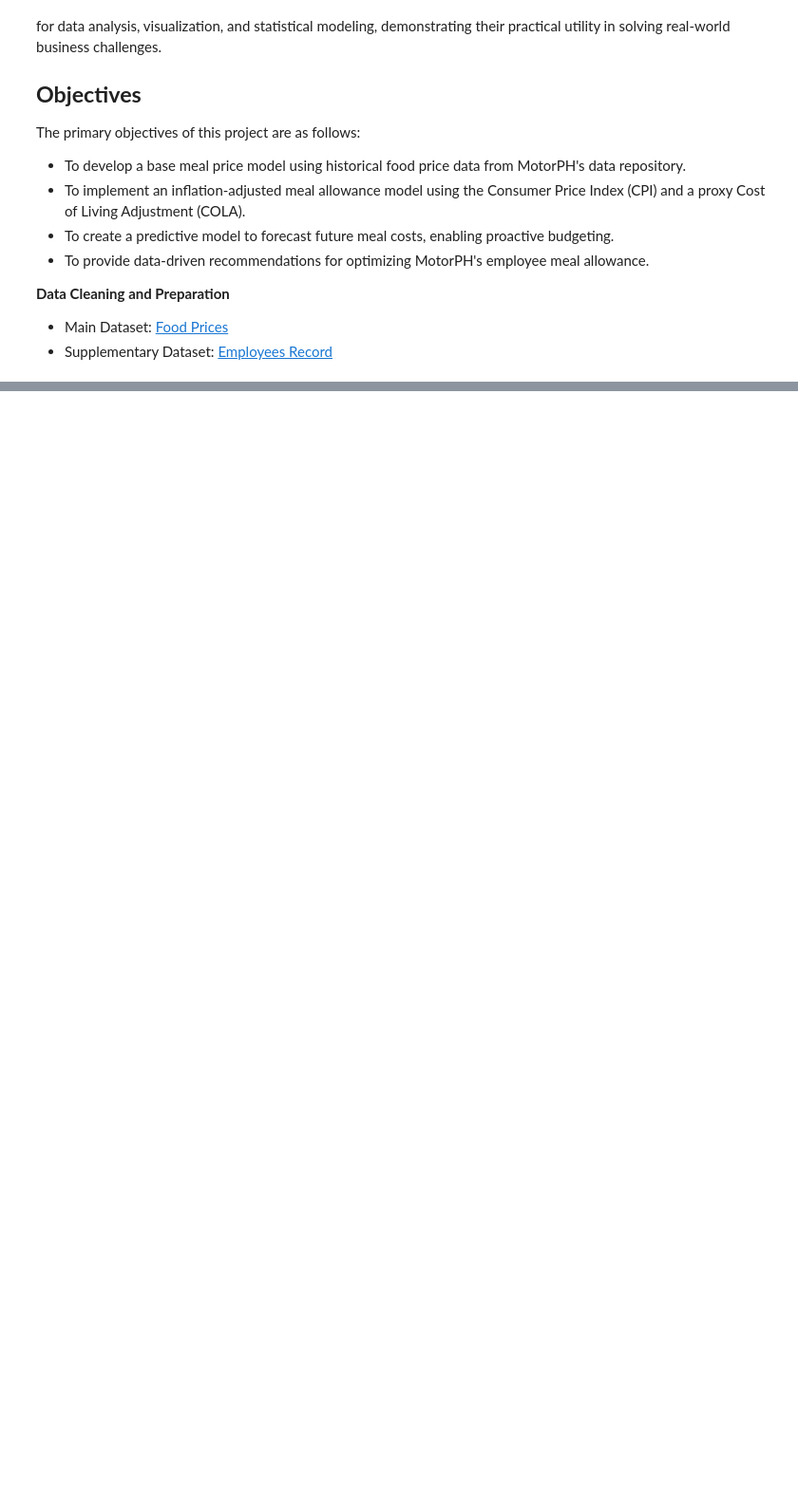
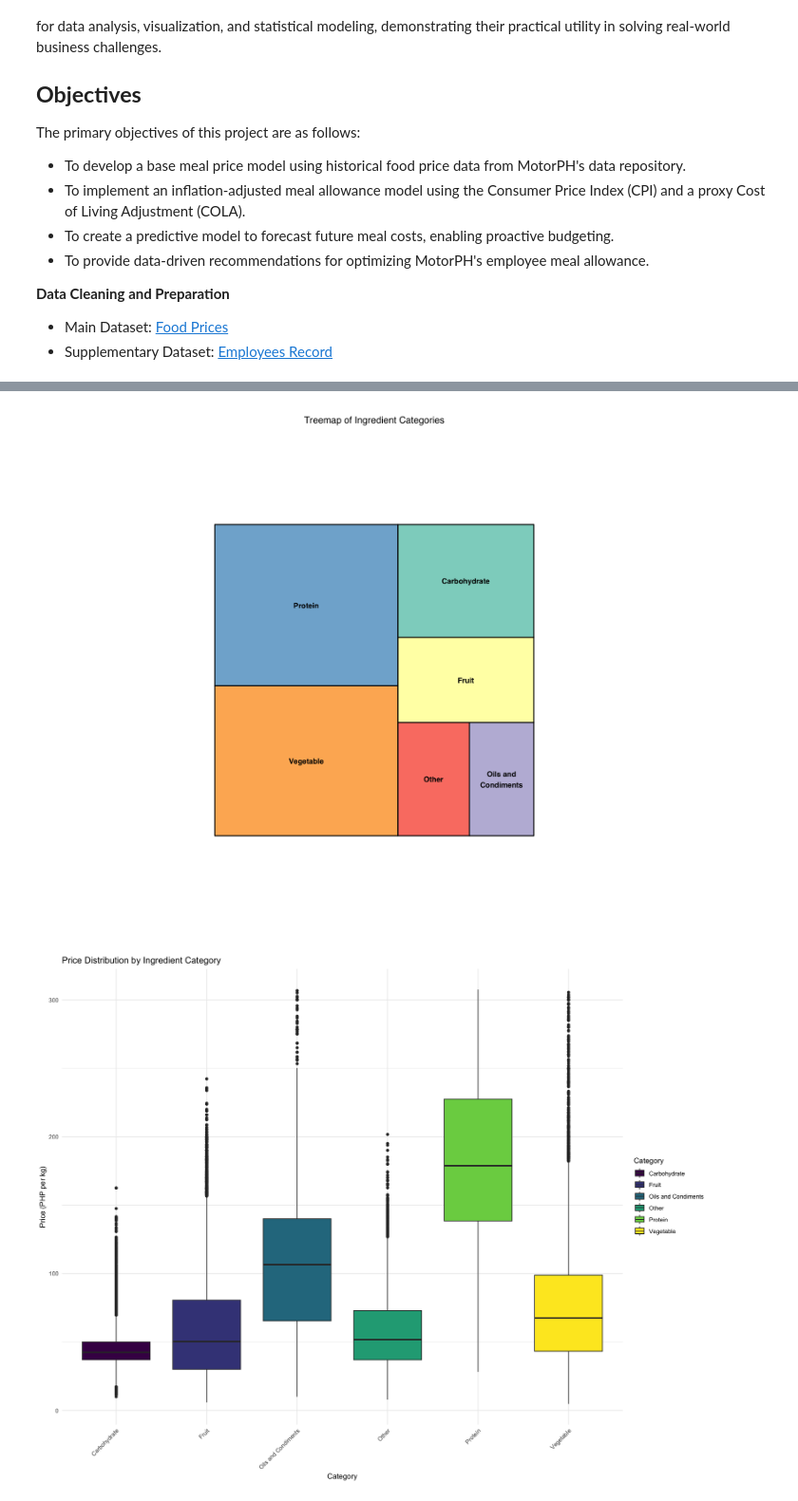
Before and after one commit to imperionite/insighted, a Jupyter notebook: MS2_MealAllowance.ipynb, the cells around one changed output, grey strips where cells are left out. Shown at 95% size. Drawn from its saved outputs; the diff is of its cells as text; code cells hidden in the pictures; blank space fills up the shorter version.

```diff
--- a/MS2_MealAllowance.ipynb
+++ b/MS2_MealAllowance.ipynb
@@ -53,0 +83,23 @@ food_prices <- food_prices %>%
+# %%
+# Treemap: Visual breakdown of ingredient categories
+category_size <- food_prices %>%
+  count(Category)
+
+treemap(category_size,
+        index = "Category",
+        vSize = "n",
+        title = "Treemap of Ingredient Categories",
+        palette = "Set3")
+
+## Boxplot: Price distribution by category
+ggplot(food_prices, aes(x = Category, y = UnitPrice_kg, fill = Category)) +
+  geom_boxplot() +
+  scale_fill_viridis_d() +
+  theme_minimal() +
+  labs(title = "Price Distribution by Ingredient Category",
+       x = "Category", y = "Price (PHP per kg)",
+       fill = "Category") +
+  theme(axis.text.x = element_text(angle = 45, hjust = 1))
+# %% [output]
+[figure, added]
+[figure, added]
```
Also changed, not shown: parts of 23 cells of this notebook, 8 other files.
